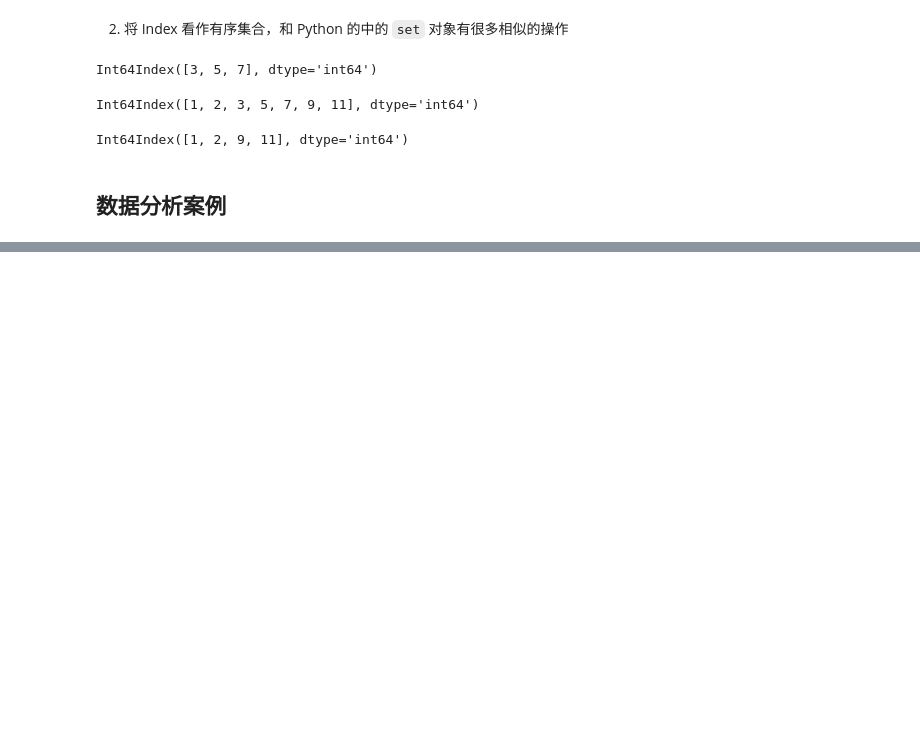
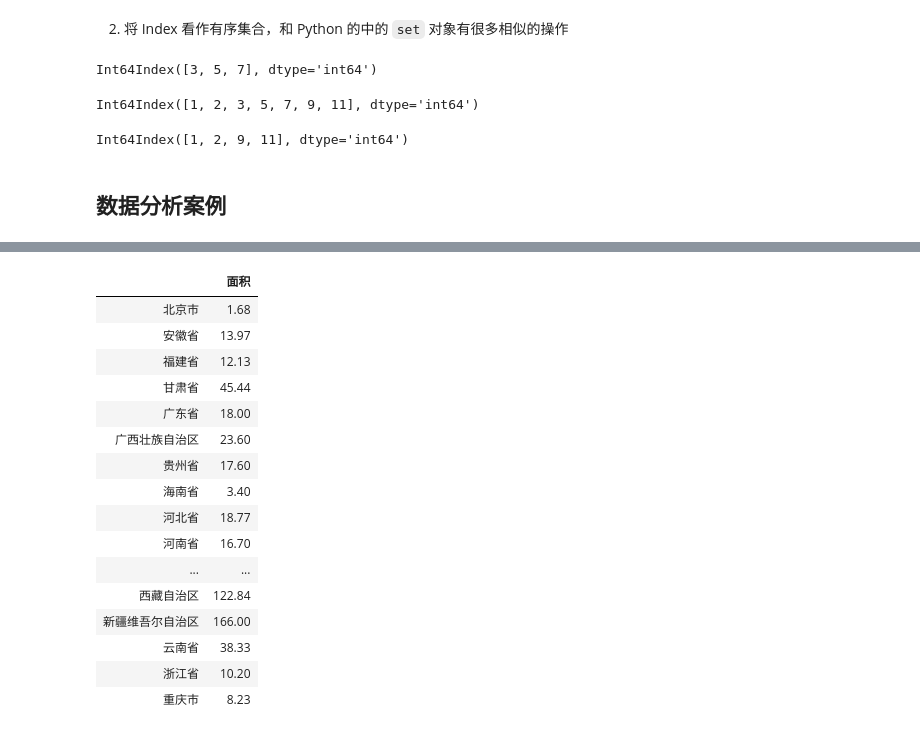
Before and after one commit to weihuayi/class, a Jupyter notebook: pythondata/2.0-Pandas数据处理入门.ipynb, the cells around one changed output, grey strips where cells are left out. Drawn from its saved outputs; the diff is of its cells as text; code cells hidden in the pictures; blank space fills up the shorter version.

```diff
--- a/pythondata/2.0-Pandas数据处理入门.ipynb
+++ b/pythondata/2.0-Pandas数据处理入门.ipynb
@@ -524,0 +582,23 @@ data1
+# %%
+s0 = pd.Series(data0['面积'].values,
+               index= data0['省'].values)
+data = pd.DataFrame(s0, columns=['面积'])
+data
+# %% [output]
+|  | 面积 |
+| 北京市 | 1.68 |
+| 安徽省 | 13.97 |
+| 福建省 | 12.13 |
+| 甘肃省 | 45.44 |
+| 广东省 | 18.00 |
+| 广西壮族自治区 | 23.60 |
+| 贵州省 | 17.60 |
+| 海南省 | 3.40 |
+| 河北省 | 18.77 |
+| 河南省 | 16.70 |
+| ... | ... |
+| 西藏自治区 | 122.84 |
+| 新疆维吾尔自治区 | 166.00 |
+| 云南省 | 38.33 |
+| 浙江省 | 10.20 |
+| 重庆市 | 8.23 |
```
Also changed, not shown: parts of 21 cells of this notebook, 2 other files.
